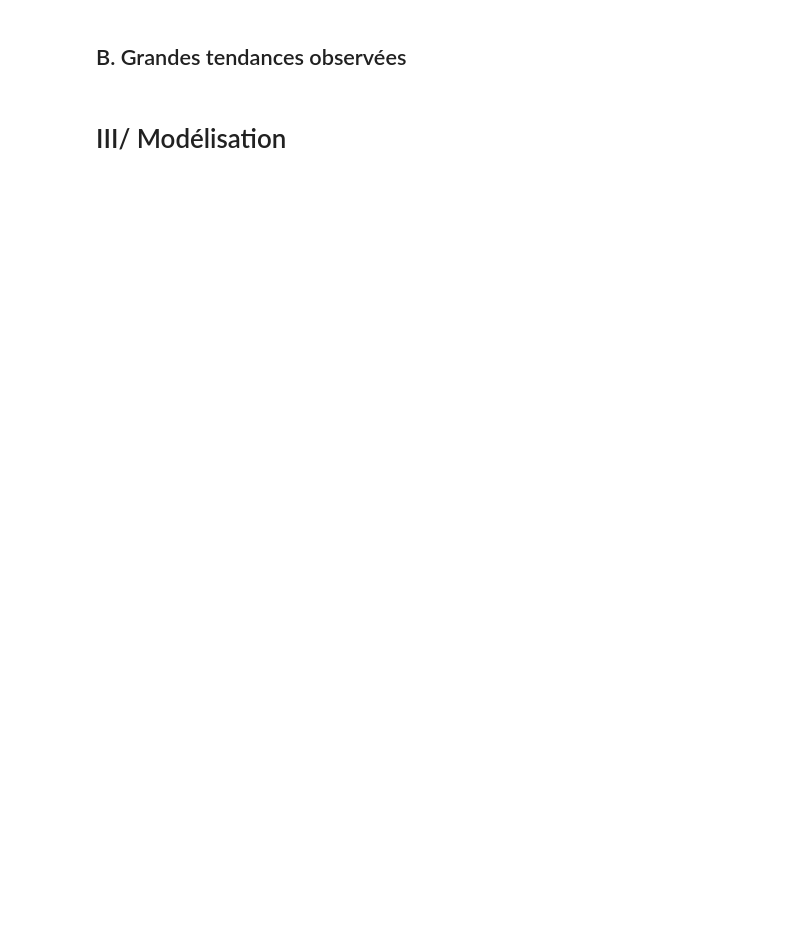
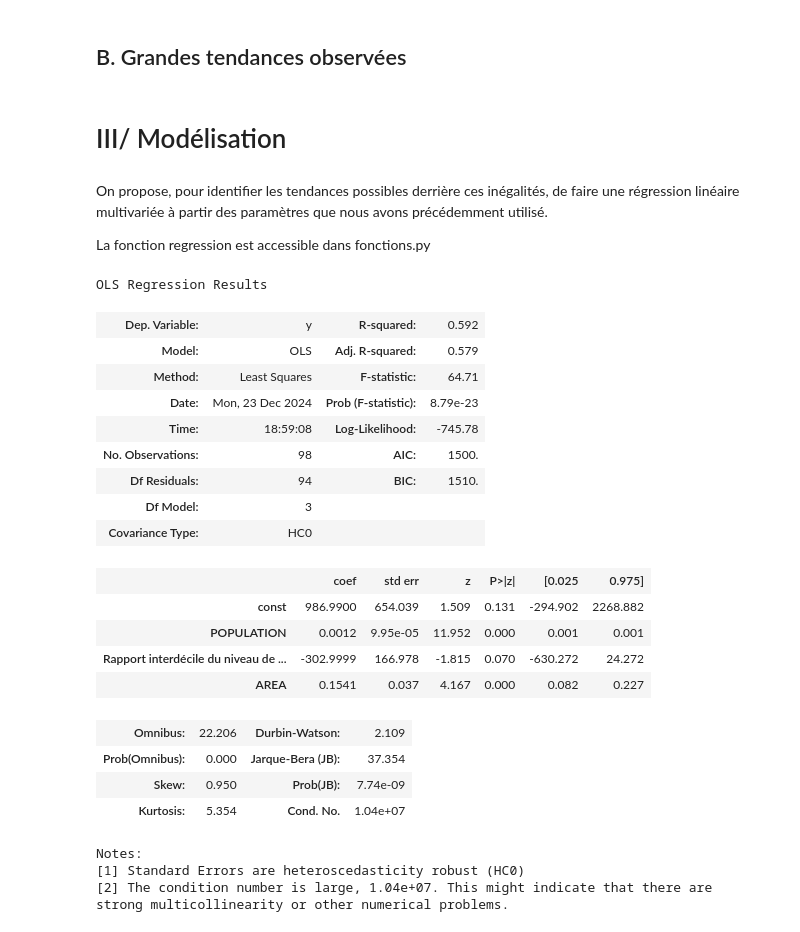
Before and after one commit to cyprienmathe/Python-data-science, a Jupyter notebook: main.ipynb, the cells around one changed output. Drawn from its saved outputs; the diff is of its cells as text; code cells hidden in the pictures; blank space fills up the shorter version.

```diff
--- a/main.ipynb
+++ b/main.ipynb
@@ -96,0 +153,16 @@ Près de 50% des lignes du datasets ont été supprimées, le nettoyage était d
+# %%
+import copy
+
+#Faire une copie pour ne pas enlever les départements dans le dataset initial
+departements_eco = copy.deepcopy(departements)
+
+#To merge cartiflette data and the database imported
+departements_eco = departements_eco.merge(data_eco, left_on="INSEE_DEP", right_on="Code", how="left")
+
+#Nettoyage de données : retirer les départements dont les données ne sont pas disponibles
+departements_eco['Médiane du niveau de vie 2021'] = departements_eco['Médiane du niveau de vie 2021'].replace('N/A - résultat non disponible',np.nan).astype(float)
+departements_eco= departements_eco.dropna(subset=['Médiane du niveau de vie 2021'])
+
+#Conversion en format numérique
+departements_eco['Rapport interdécile du niveau de vie (9e déc./1er déc.) 2021'] = departements_eco['Rapport interdécile du niveau de vie (9e déc./1er déc.) 2021'].astype(float)
+departements_eco.head(2)
@@ -106,3 +253,44 @@ Des petits histogrammes
 ## B. Grandes tendances observées
 # %% [markdown]
 # III/ Modélisation
+# %% [markdown]
+On propose, pour identifier les tendances possibles derrière ces inégalités, de faire une régression linéaire multivariée à partir des paramètres que nous avons précédemment utilisé.
+
+La fonction regression est accessible dans fonctions.py
+# %%
+from sklearn.linear_model import LinearRegression
+from sklearn.metrics import mean_squared_error
+
+#Copie du dataset par précaution
+df_reg = copy.deepcopy(departements_eco)
+
+# Sélectionner les colonnes pour la régression
+X = df_reg[['POPULATION', 'Rapport interdécile du niveau de vie (9e déc./1er déc.) 2021','AREA']]  # Variables indépendantes
+y = df_reg['count']            # Variable dépendante
+
+results = regression(X,y)
+results.summary()
+# %% [output]
+OLS Regression Results
+| Dep. Variable: | y | R-squared: | 0.592 |
+| Model: | OLS | Adj. R-squared: | 0.579 |
+| Method: | Least Squares | F-statistic: | 64.71 |
+| Date: | Mon, 23 Dec 2024 | Prob (F-statistic): | 8.79e-23 |
+| Time: | 18:59:08 | Log-Likelihood: | -745.78 |
+| No. Observations: | 98 | AIC: | 1500. |
+| Df Residuals: | 94 | BIC: | 1510. |
+| Df Model: | 3 |  |  |
+| Covariance Type: | HC0 |  |  |
+|  | coef | std err | z | P>|z| | [0.025 | 0.975] |
+| const | 986.9900 | 654.039 | 1.509 | 0.131 | -294.902 | 2268.882 |
+| POPULATION | 0.0012 | 9.95e-05 | 11.952 | 0.000 | 0.001 | 0.001 |
+| Rapport interdécile du niveau de ... | -302.9999 | 166.978 | -1.815 | 0.070 | -630.272 | 24.272 |
+| AREA | 0.1541 | 0.037 | 4.167 | 0.000 | 0.082 | 0.227 |
+| Omnibus: | 22.206 | Durbin-Watson: | 2.109 |
+| Prob(Omnibus): | 0.000 | Jarque-Bera (JB): | 37.354 |
+| Skew: | 0.950 | Prob(JB): | 7.74e-09 |
+| Kurtosis: | 5.354 | Cond. No. | 1.04e+07 |
+Notes:
+[1] Standard Errors are heteroscedasticity robust (HC0)
+[2] The condition number is large, 1.04e+07. This might indicate that there are
+strong multicollinearity or other numerical problems.
```
Also changed, not shown: parts of 29 cells of this notebook, 1 other file.
